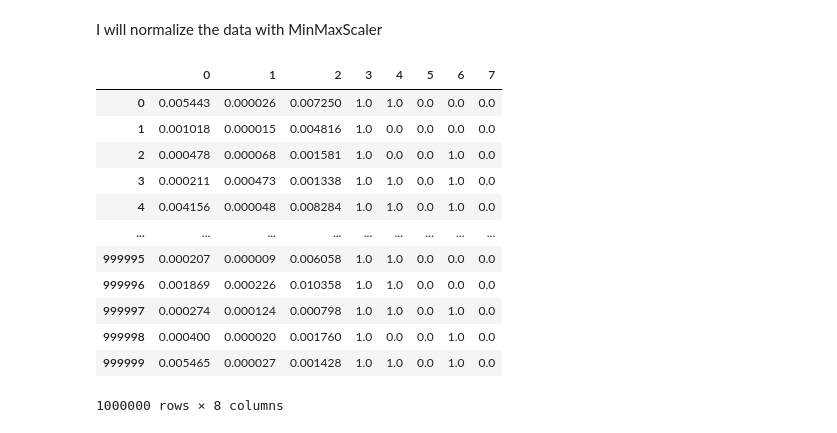
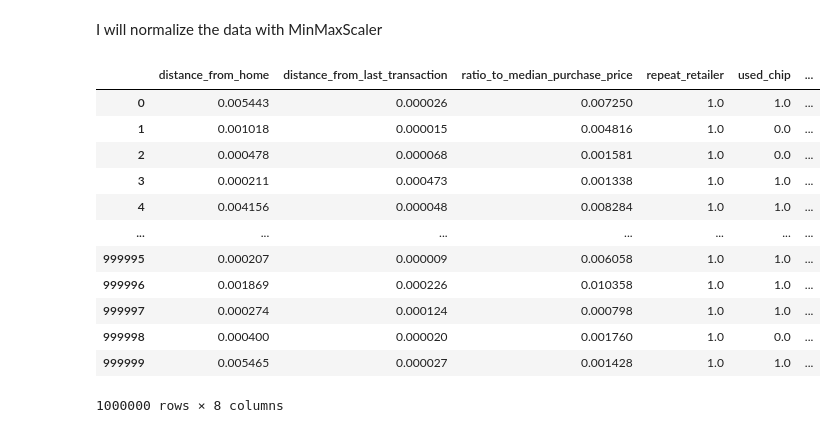
Before and after one commit to binkybarnes/credit-card-fraud, a Jupyter notebook: bruh.ipynb, the cells around one changed output. Drawn from its saved outputs; the diff is of its cells as text; code cells hidden in the pictures.

```diff
--- a/bruh.ipynb
+++ b/bruh.ipynb
@@ -95,18 +101,19 @@ I will normalize the data with MinMaxScaler
 from sklearn.preprocessing import MinMaxScaler
 # %%
 scaler = MinMaxScaler()
-pd.DataFrame(scaler.fit_transform(df), columns=)
+scaled_df = pd.DataFrame(scaler.fit_transform(df), columns=df.columns)
+scaled_df
 # %% [output]
-|  | 0 | 1 | 2 | 3 | 4 | 5 | 6 | 7 |
-| 0 | 0.005443 | 0.000026 | 0.007250 | 1.0 | 1.0 | 0.0 | 0.0 | 0.0 |
-| 1 | 0.001018 | 0.000015 | 0.004816 | 1.0 | 0.0 | 0.0 | 0.0 | 0.0 |
-| 2 | 0.000478 | 0.000068 | 0.001581 | 1.0 | 0.0 | 0.0 | 1.0 | 0.0 |
-| 3 | 0.000211 | 0.000473 | 0.001338 | 1.0 | 1.0 | 0.0 | 1.0 | 0.0 |
-| 4 | 0.004156 | 0.000048 | 0.008284 | 1.0 | 1.0 | 0.0 | 1.0 | 0.0 |
-| ... | ... | ... | ... | ... | ... | ... | ... | ... |
-| 999995 | 0.000207 | 0.000009 | 0.006058 | 1.0 | 1.0 | 0.0 | 0.0 | 0.0 |
-| 999996 | 0.001869 | 0.000226 | 0.010358 | 1.0 | 1.0 | 0.0 | 0.0 | 0.0 |
-| 999997 | 0.000274 | 0.000124 | 0.000798 | 1.0 | 1.0 | 0.0 | 1.0 | 0.0 |
-| 999998 | 0.000400 | 0.000020 | 0.001760 | 1.0 | 0.0 | 0.0 | 1.0 | 0.0 |
-| 999999 | 0.005465 | 0.000027 | 0.001428 | 1.0 | 1.0 | 0.0 | 1.0 | 0.0 |
+|  | distance_from_home | distance_from_last_transaction | ratio_to_median_purchase_price | repeat_retailer | used_chip | ... |
+| 0 | 0.005443 | 0.000026 | 0.007250 | 1.0 | 1.0 | ... |
+| 1 | 0.001018 | 0.000015 | 0.004816 | 1.0 | 0.0 | ... |
+| 2 | 0.000478 | 0.000068 | 0.001581 | 1.0 | 0.0 | ... |
+| 3 | 0.000211 | 0.000473 | 0.001338 | 1.0 | 1.0 | ... |
+| 4 | 0.004156 | 0.000048 | 0.008284 | 1.0 | 1.0 | ... |
+| ... | ... | ... | ... | ... | ... | ... |
+| 999995 | 0.000207 | 0.000009 | 0.006058 | 1.0 | 1.0 | ... |
+| 999996 | 0.001869 | 0.000226 | 0.010358 | 1.0 | 1.0 | ... |
+| 999997 | 0.000274 | 0.000124 | 0.000798 | 1.0 | 1.0 | ... |
+| 999998 | 0.000400 | 0.000020 | 0.001760 | 1.0 | 0.0 | ... |
+| 999999 | 0.005465 | 0.000027 | 0.001428 | 1.0 | 1.0 | ... |
 1000000 rows × 8 columns
```
Also changed, not shown: parts of 6 cells of this notebook, 1 other file.
